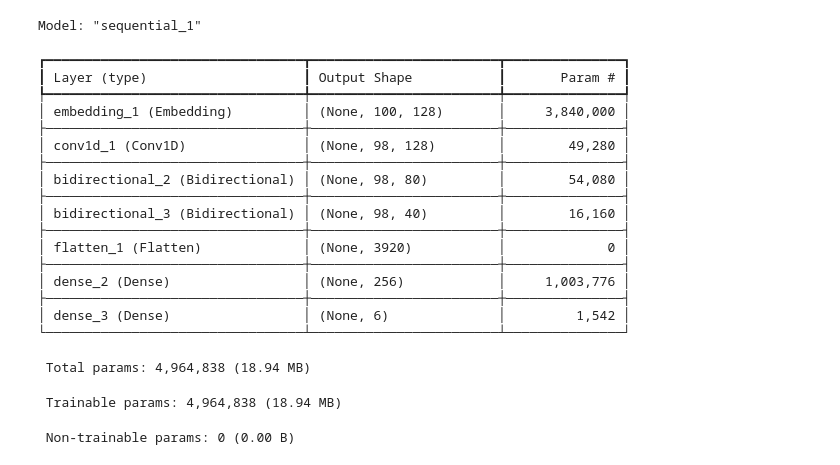
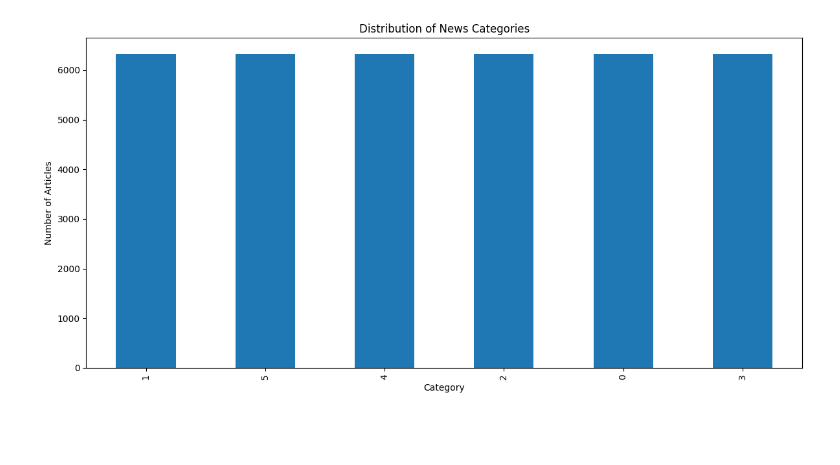
Before and after one commit to JavierVittorio/RNN-vs-LSTM-News-Category-Classification, a Jupyter notebook: Javier/lstm.ipynb, the cells around one changed output. Drawn from its saved outputs; the diff is of its cells as text; code cells hidden in the pictures; blank space fills up the shorter version.

```diff
--- a/Javier/lstm.ipynb
+++ b/Javier/lstm.ipynb
@@ -110,0 +124,20 @@ test_dataset=test_dataset.cache().prefetch(tf.data.AUTOTUNE).batch(128)
+# %%
+# Balance the dataset by limiting each category to the minimum count
+min_samples = df['category'].value_counts().min()
+print(f"Minimum samples per category: {min_samples}")
+
+# Sample the same number of rows from each category
+df_balanced = df.groupby('category', group_keys=False).apply(
+    lambda x: x.sample(n=min_samples, random_state=42)
+)
+
+# Reset index and shuffle
+df_balanced = df_balanced.reset_index(drop=True)
+df_balanced = df_balanced.sample(frac=1, random_state=42).reset_index(drop=True)
+
+# Update df with balanced dataset
+df = df_balanced
+
+print(f"\nBalanced dataset shape: {df.shape}")
+print(f"\nCategory distribution after balancing:")
+print(df['category'].value_counts().sort_index())
@@ -110,0 +158,16 @@ test_dataset=test_dataset.cache().prefetch(tf.data.AUTOTUNE).batch(128)
+# %%
+import matplotlib.pyplot as plt
+# Count unique categories
+category_counts = df['category'].value_counts()
+
+# Plot the category distribution
+plt.figure(figsize=(12, 6))
+category_counts.plot(kind='bar')
+plt.title('Distribution of News Categories')
+plt.xlabel('Category')
+plt.ylabel('Number of Articles')
+plt.xticks(rotation=90)
+plt.tight_layout()
+plt.show()
+# %% [output]
+[figure, added]
@@ -124,24 +212,0 @@ model.compile(loss='sparse_categorical_crossentropy', optimizer='adam', metrics=
-# %%
-model.summary()
-# %% [output]
-Model: "sequential_1"
-┏━━━━━━━━━━━━━━━━━━━━━━━━━━━━━━━━━┳━━━━━━━━━━━━━━━━━━━━━━━━┳━━━━━━━━━━━━━━━┓
-┃ Layer (type)                    ┃ Output Shape           ┃       Param # ┃
-┡━━━━━━━━━━━━━━━━━━━━━━━━━━━━━━━━━╇━━━━━━━━━━━━━━━━━━━━━━━━╇━━━━━━━━━━━━━━━┩
-│ embedding_1 (Embedding)         │ (None, 100, 128)       │     3,840,000 │
-├─────────────────────────────────┼────────────────────────┼───────────────┤
-│ conv1d_1 (Conv1D)               │ (None, 98, 128)        │        49,280 │
-├─────────────────────────────────┼────────────────────────┼───────────────┤
-│ bidirectional_2 (Bidirectional) │ (None, 98, 80)         │        54,080 │
-├─────────────────────────────────┼────────────────────────┼───────────────┤
-│ bidirectional_3 (Bidirectional) │ (None, 98, 40)         │        16,160 │
-├─────────────────────────────────┼────────────────────────┼───────────────┤
-│ flatten_1 (Flatten)             │ (None, 3920)           │             0 │
-├─────────────────────────────────┼────────────────────────┼───────────────┤
-│ dense_2 (Dense)                 │ (None, 256)            │     1,003,776 │
-├─────────────────────────────────┼────────────────────────┼───────────────┤
-│ dense_3 (Dense)                 │ (None, 6)              │         1,542 │
-└─────────────────────────────────┴────────────────────────┴───────────────┘
- Total params: 4,964,838 (18.94 MB)
- Trainable params: 4,964,838 (18.94 MB)
- Non-trainable params: 0 (0.00 B)
```
Also changed, not shown: parts of 32 cells of this notebook, 2 other files.
